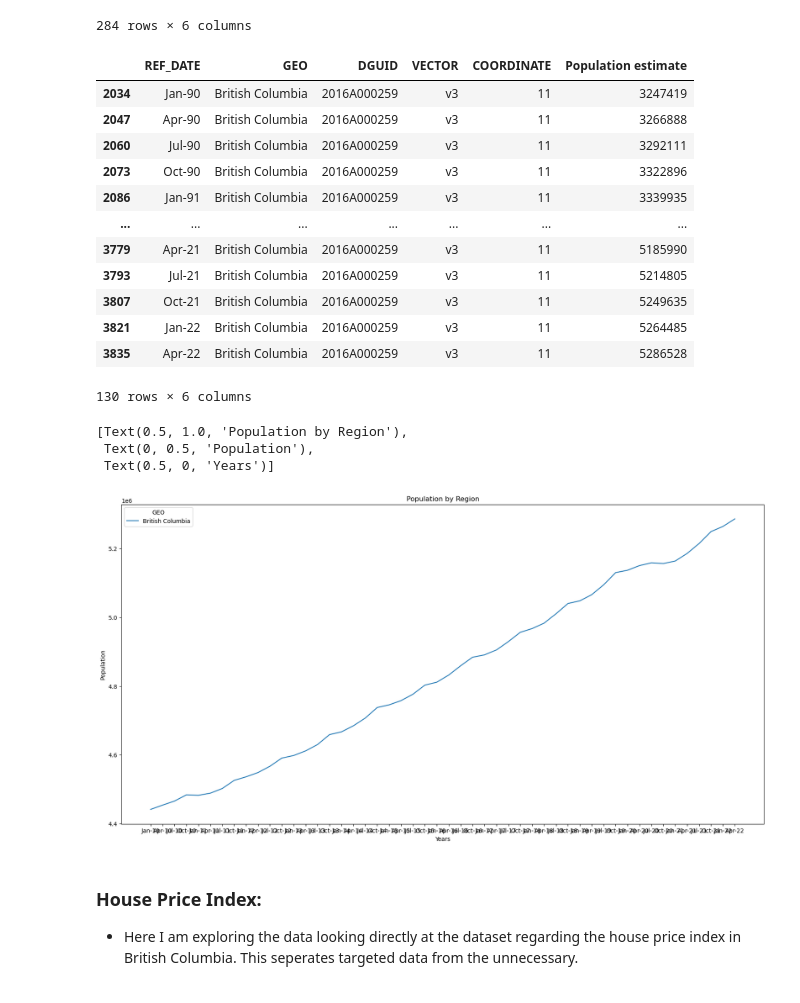
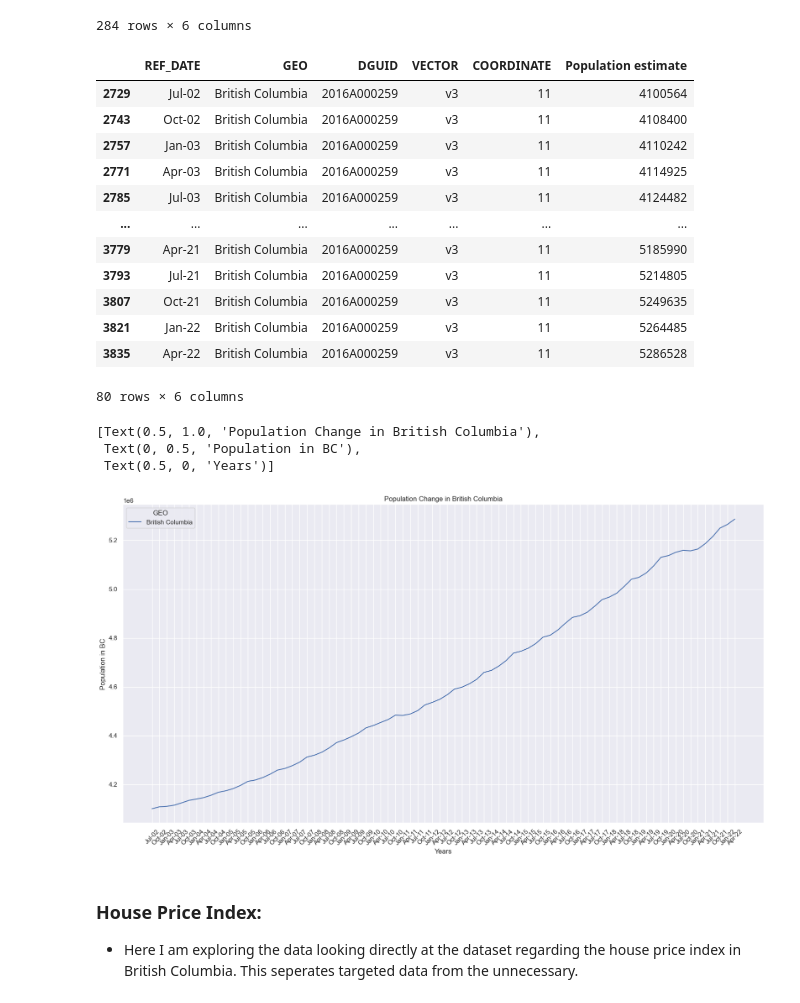
Before and after one commit to ubco-W2022T1-cosc301/group13, a Jupyter notebook: notebooks/analysis2.ipynb, the cells around one changed output. Saved outputs shown, nothing was run; the diff lists cells and outputs as text; code cells hidden in the pictures.

```diff
--- a/notebooks/analysis2.ipynb
+++ b/notebooks/analysis2.ipynb
@@ -285,3 +150,0 @@ dataset_vacancy_rate
-# %%
-sns.set_style('darkgrid')
-sns.barplot(data = dataset_vacancy_rate, x="Unnamed: 0", y="Rental vacancy rate (%)3")
@@ -337,29 +205,30 @@ dataset_population_by_region2
 | 3835 | Apr-22 | British Columbia | 2016A000259 | v3 | 11 | 5286528 |
 284 rows × 6 columns
 # %%
-dataset_population_by_region2.iloc[-130:]
+dataset_population_by_region2.iloc[-80:]
 # %% [output]
 |  | REF_DATE | GEO | DGUID | VECTOR | COORDINATE | Population estimate |
-| 2034 | Jan-90 | British Columbia | 2016A000259 | v3 | 11 | 3247419 |
-| 2047 | Apr-90 | British Columbia | 2016A000259 | v3 | 11 | 3266888 |
-| 2060 | Jul-90 | British Columbia | 2016A000259 | v3 | 11 | 3292111 |
-| 2073 | Oct-90 | British Columbia | 2016A000259 | v3 | 11 | 3322896 |
-| 2086 | Jan-91 | British Columbia | 2016A000259 | v3 | 11 | 3339935 |
+| 2729 | Jul-02 | British Columbia | 2016A000259 | v3 | 11 | 4100564 |
+| 2743 | Oct-02 | British Columbia | 2016A000259 | v3 | 11 | 4108400 |
+| 2757 | Jan-03 | British Columbia | 2016A000259 | v3 | 11 | 4110242 |
+| 2771 | Apr-03 | British Columbia | 2016A000259 | v3 | 11 | 4114925 |
+| 2785 | Jul-03 | British Columbia | 2016A000259 | v3 | 11 | 4124482 |
 | ... | ... | ... | ... | ... | ... | ... |
 | 3779 | Apr-21 | British Columbia | 2016A000259 | v3 | 11 | 5185990 |
 | 3793 | Jul-21 | British Columbia | 2016A000259 | v3 | 11 | 5214805 |
 | 3807 | Oct-21 | British Columbia | 2016A000259 | v3 | 11 | 5249635 |
 | 3821 | Jan-22 | British Columbia | 2016A000259 | v3 | 11 | 5264485 |
 | 3835 | Apr-22 | British Columbia | 2016A000259 | v3 | 11 | 5286528 |
-130 rows × 6 columns
+80 rows × 6 columns
 # %%
 plt.figure(figsize=(20, 10))
-sns.lineplot(data=dataset_population_by_region2[-50:], x="REF_DATE", y="Population estimate", hue="GEO").set(title="Population by Region", ylabel="Population", xlabel="Years")
+plt.xticks(rotation=45)
+sns.lineplot(data=dataset_population_by_region2[-80:], x="REF_DATE", y="Population estimate", hue="GEO").set(title="Population Change in British Columbia", ylabel="Population in BC", xlabel="Years")
 # %% [output]
-[Text(0.5, 1.0, 'Population by Region'),
- Text(0, 0.5, 'Population'),
+[Text(0.5, 1.0, 'Population Change in British Columbia'),
+ Text(0, 0.5, 'Population in BC'),
  Text(0.5, 0, 'Years')]
-[figure, old version]
+[figure, new version]
 # %% [markdown]
 ### House Price Index:
 
```
Also changed, not shown: parts of 16 cells of this notebook.
